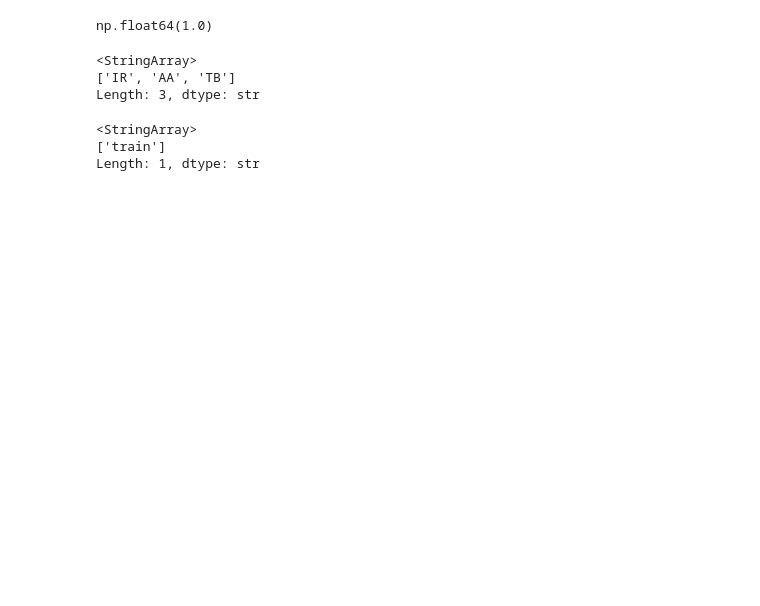
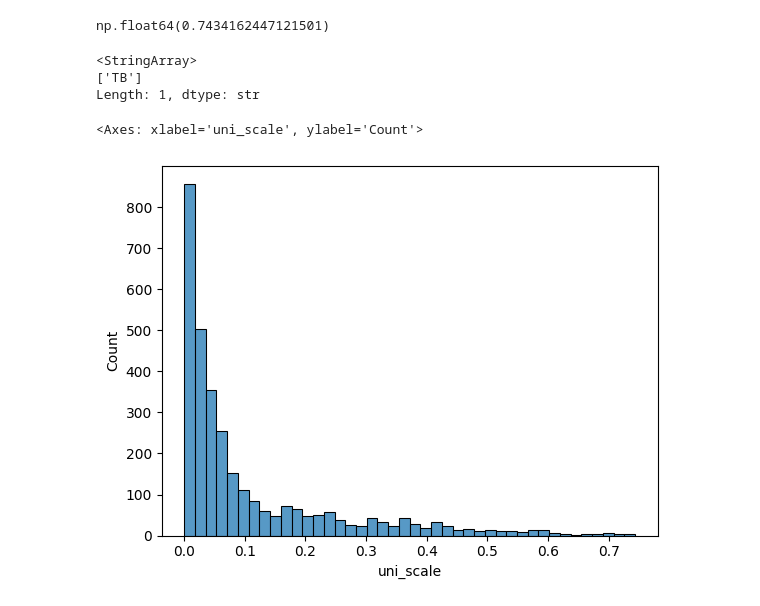
Before and after one commit to HerrLuca99/FLIP2_seq_fun, a Jupyter notebook: flip2_Project/Scripts/4_pos_and_neg_pairs.ipynb, the cells around one changed output. Drawn from its saved outputs; the diff is of its cells as text; code cells hidden in the pictures; blank space fills up the shorter version.

```diff
--- a/flip2_Project/Scripts/4_pos_and_neg_pairs.ipynb
+++ b/flip2_Project/Scripts/4_pos_and_neg_pairs.ipynb
@@ -25,25 +26,24 @@ import numpy as np
 import seaborn as sns
 from glob import glob
 # %%
-base_dir = '/home/lherrmann/projects/enzyme-design/flip2_Project/test/csv_id/uni_scale' # Or your specific folder
+base_dir = '/home/lherrmann/projects/enzyme-design/flip2_Project/test/csv_id/train_df' # Or your specific folder
 
 df = pd.concat([pd.read_csv(os.path.join(base_dir, f)) for f in os.listdir(base_dir) ], ignore_index=True)# if f.endswith('.csv')
 # %%
 df.head()
 df['uni_scale'].max()
 # %% [output]
-np.float64(1.0)
+np.float64(0.7434162447121501)
 # %%
 df['id'].str[1:3].unique()
 # %% [output]
 <StringArray>
-['IR', 'AA', 'TB']
-Length: 3, dtype: str
+['TB']
+Length: 1, dtype: str
 # %%
-df_train = df[df['set'] == 'train']
+df_active = df[df['uni_scale'] > 0]
 # %%
-df_train
+sns.histplot(df_active, x= 'uni_scale')
 # %% [output]
-<StringArray>
-['train']
-Length: 1, dtype: str
+<Axes: xlabel='uni_scale', ylabel='Count'>
+[figure, added]
```
Also changed, not shown: parts of 9 cells of this notebook, 2 other files.
